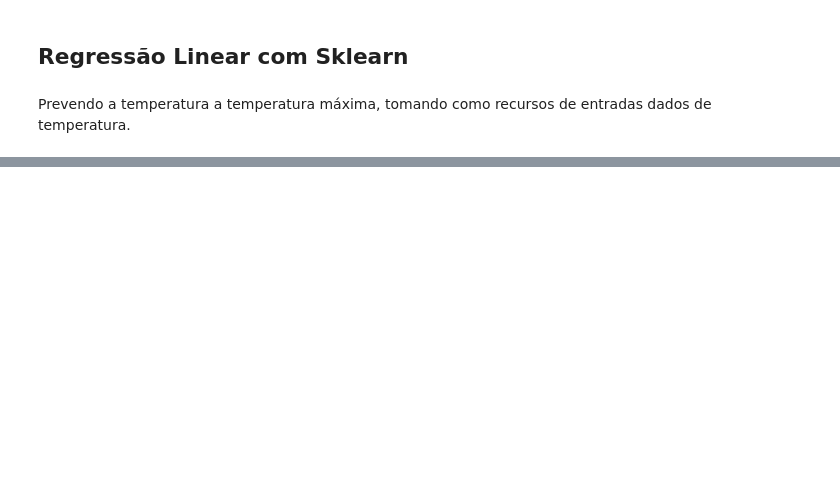
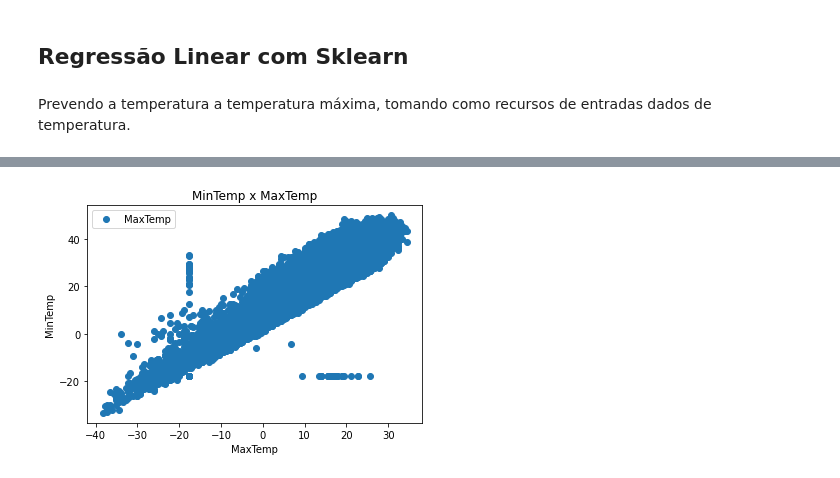
Before and after one commit to marcos-marques/linear_regression, a Jupyter notebook: linear_regression_weathear.ipynb, the cells around one changed output, grey strips where cells are left out. Saved outputs shown, nothing was run; the diff lists cells and outputs as text; code cells hidden in the pictures; blank space fills up the shorter version.

```diff
--- a/linear_regression_weathear.ipynb
+++ b/linear_regression_weathear.ipynb
@@ -37,0 +43,8 @@ df.describe()
+# %%
+df.plot(x='MinTemp', y='MaxTemp', style='o')
+plt.title('MinTemp x MaxTemp')
+plt.ylabel('MinTemp')
+plt.xlabel('MaxTemp')
+plt.show()
+# %% [output]
+[figure, added]
```
Also changed, not shown: parts of 19 cells of this notebook, 1 other file.
